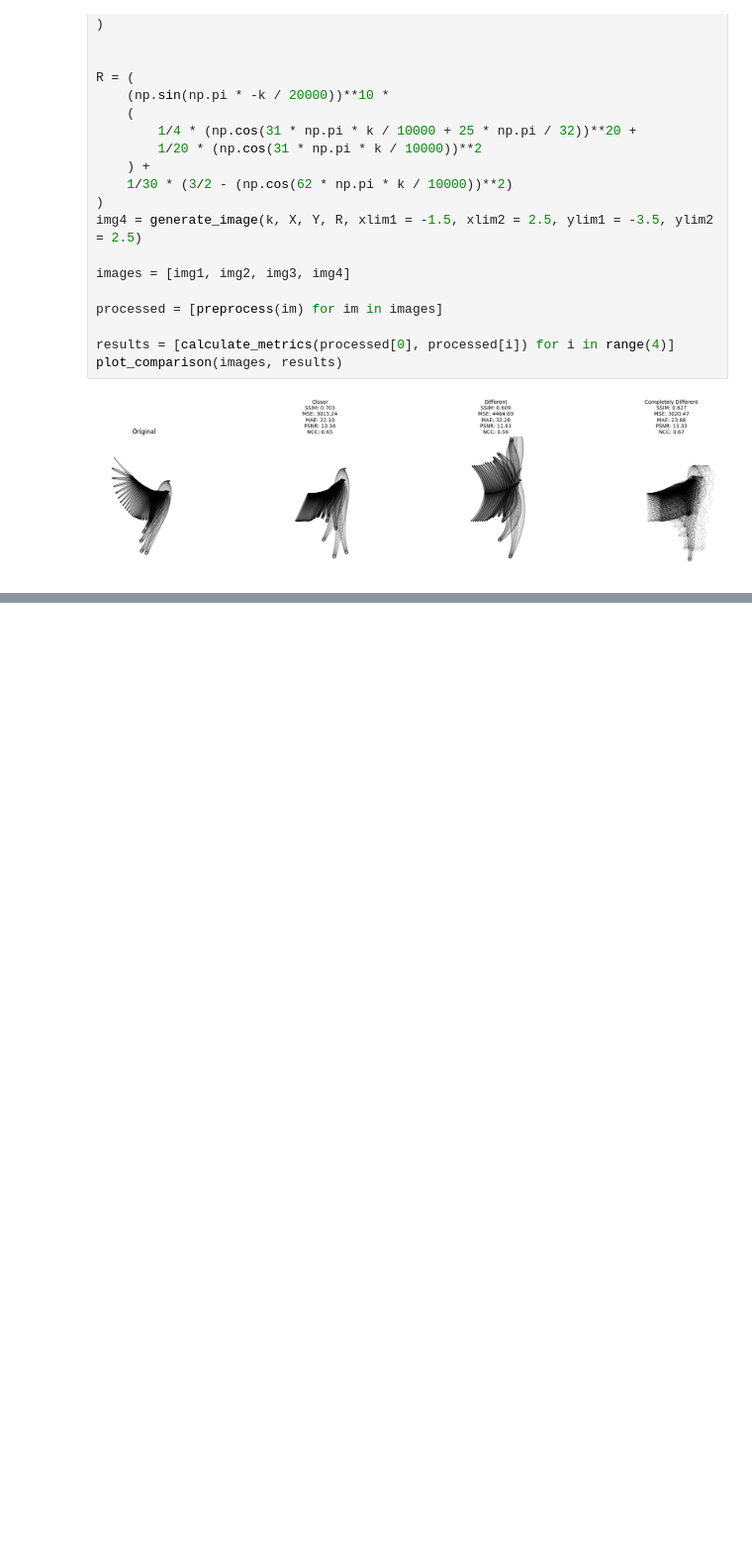
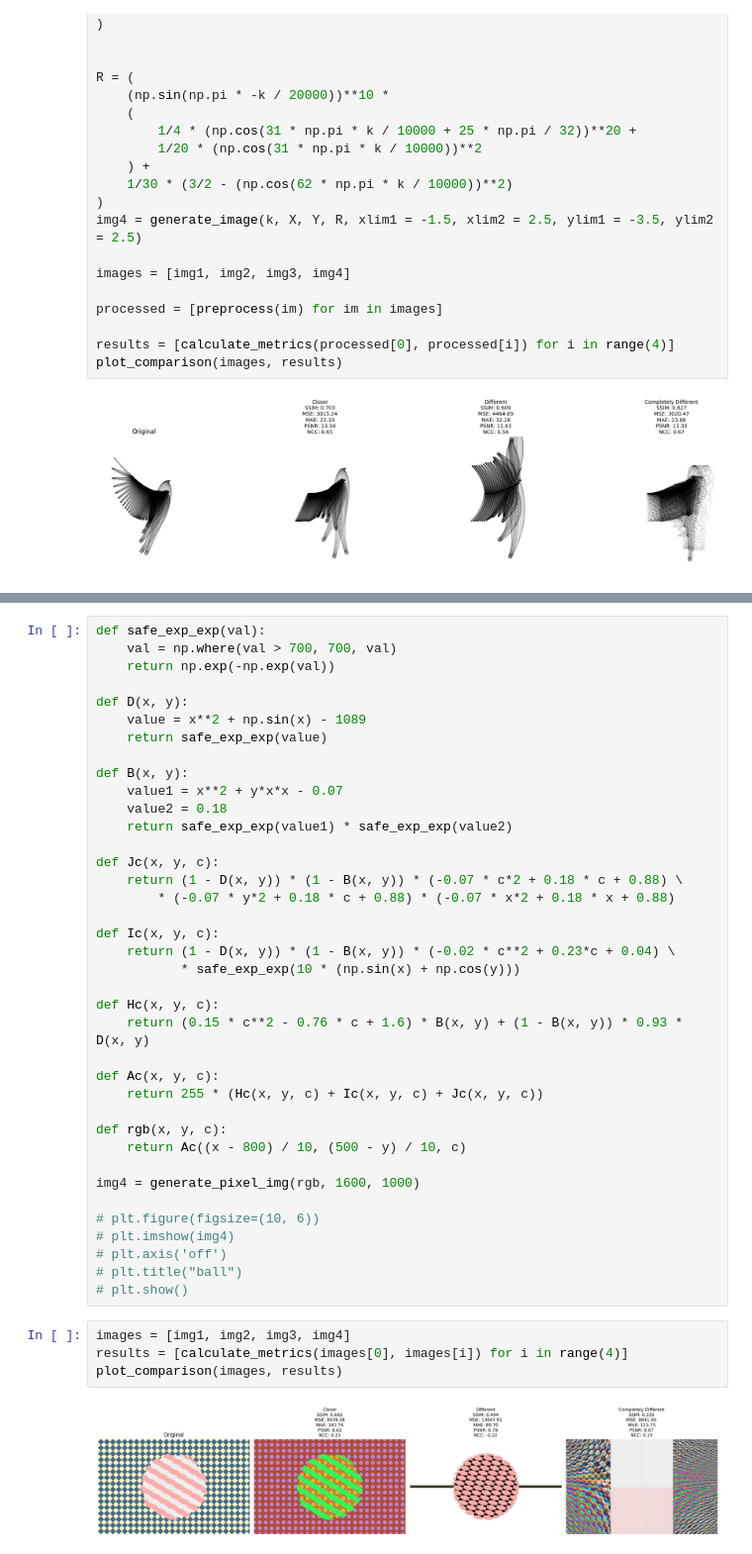
Before and after one commit to MatTheTab/mathematical-image-synthesis, a Jupyter notebook: comparison_tests.ipynb, the cells around one changed output, grey strips where cells are left out. Shown at 99% size. Saved outputs shown, nothing was run; the diff lists cells and outputs as text; blank space fills up the shorter version.

Commit message:
Add example pixel img comparisons

```diff
--- a/comparison_tests.ipynb
+++ b/comparison_tests.ipynb
@@ -220,0 +339,44 @@ plot_comparison(images, results)
+# %%
+def safe_exp_exp(val):
+    val = np.where(val > 700, 700, val)
+    return np.exp(-np.exp(val))
+
+def D(x, y):
+    value = x**2 + np.sin(x) - 1089
+    return safe_exp_exp(value)
+
+def B(x, y):
+    value1 = x**2 + y*x*x - 0.07
+    value2 = 0.18
+    return safe_exp_exp(value1) * safe_exp_exp(value2)
+
+def Jc(x, y, c):
+    return (1 - D(x, y)) * (1 - B(x, y)) * (-0.07 * c*2 + 0.18 * c + 0.88) \
+        * (-0.07 * y*2 + 0.18 * c + 0.88) * (-0.07 * x*2 + 0.18 * x + 0.88)
+
+def Ic(x, y, c):
+    return (1 - D(x, y)) * (1 - B(x, y)) * (-0.02 * c**2 + 0.23*c + 0.04) \
+           * safe_exp_exp(10 * (np.sin(x) + np.cos(y)))
+
+def Hc(x, y, c):
+    return (0.15 * c**2 - 0.76 * c + 1.6) * B(x, y) + (1 - B(x, y)) * 0.93 * D(x, y)
+
+def Ac(x, y, c):
+    return 255 * (Hc(x, y, c) + Ic(x, y, c) + Jc(x, y, c))
+
+def rgb(x, y, c):
+    return Ac((x - 800) / 10, (500 - y) / 10, c)
+
+img4 = generate_pixel_img(rgb, 1600, 1000)
+
+# plt.figure(figsize=(10, 6))
+# plt.imshow(img4)
+# plt.axis('off')
+# plt.title("ball")
+# plt.show()
+# %%
+images = [img1, img2, img3, img4]
+results = [calculate_metrics(images[0], images[i]) for i in range(4)]
+plot_comparison(images, results)
+# %% [output]
+[figure, added]
```
Also changed, not shown: parts of 5 cells of this notebook, 1 other file.
